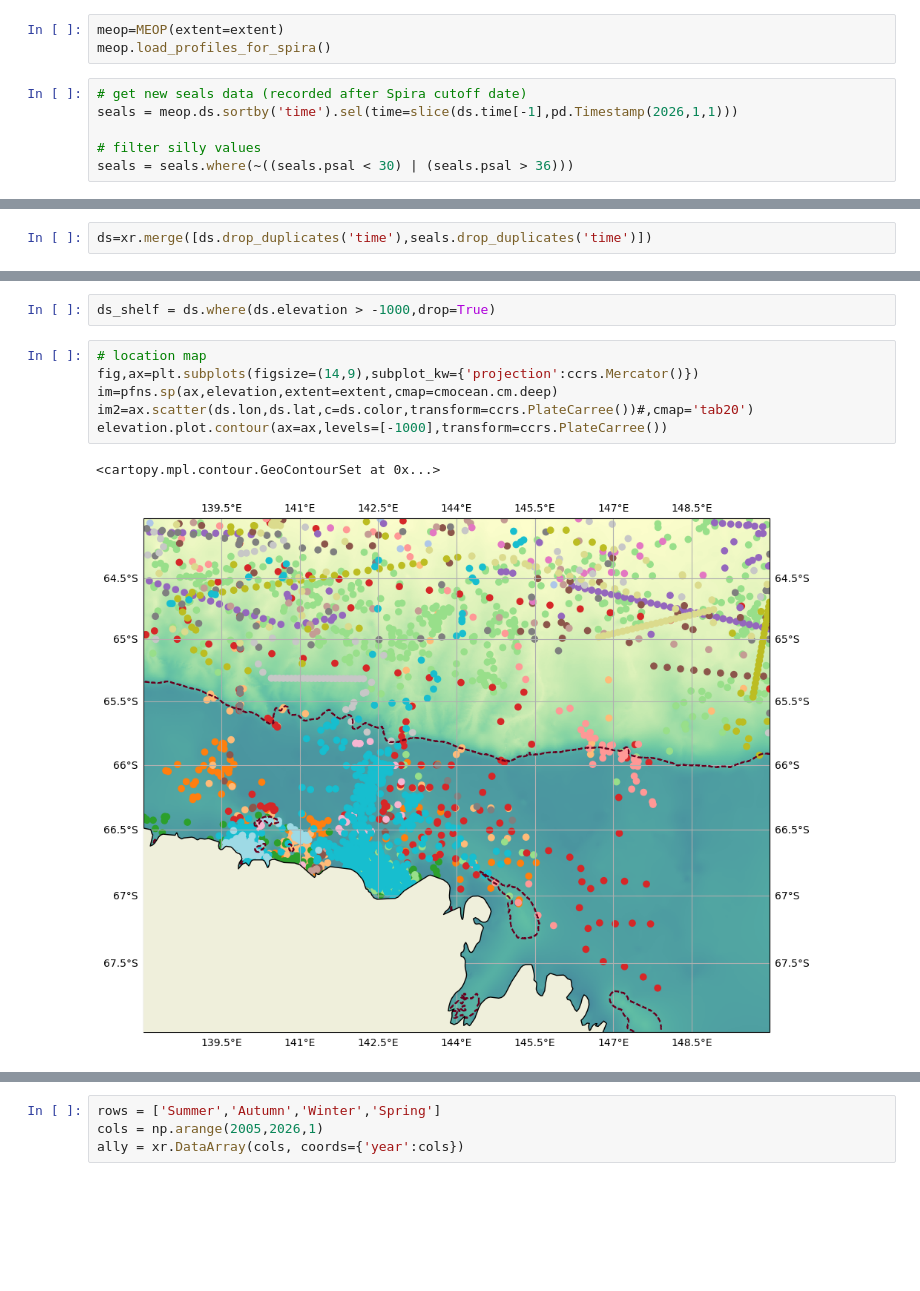
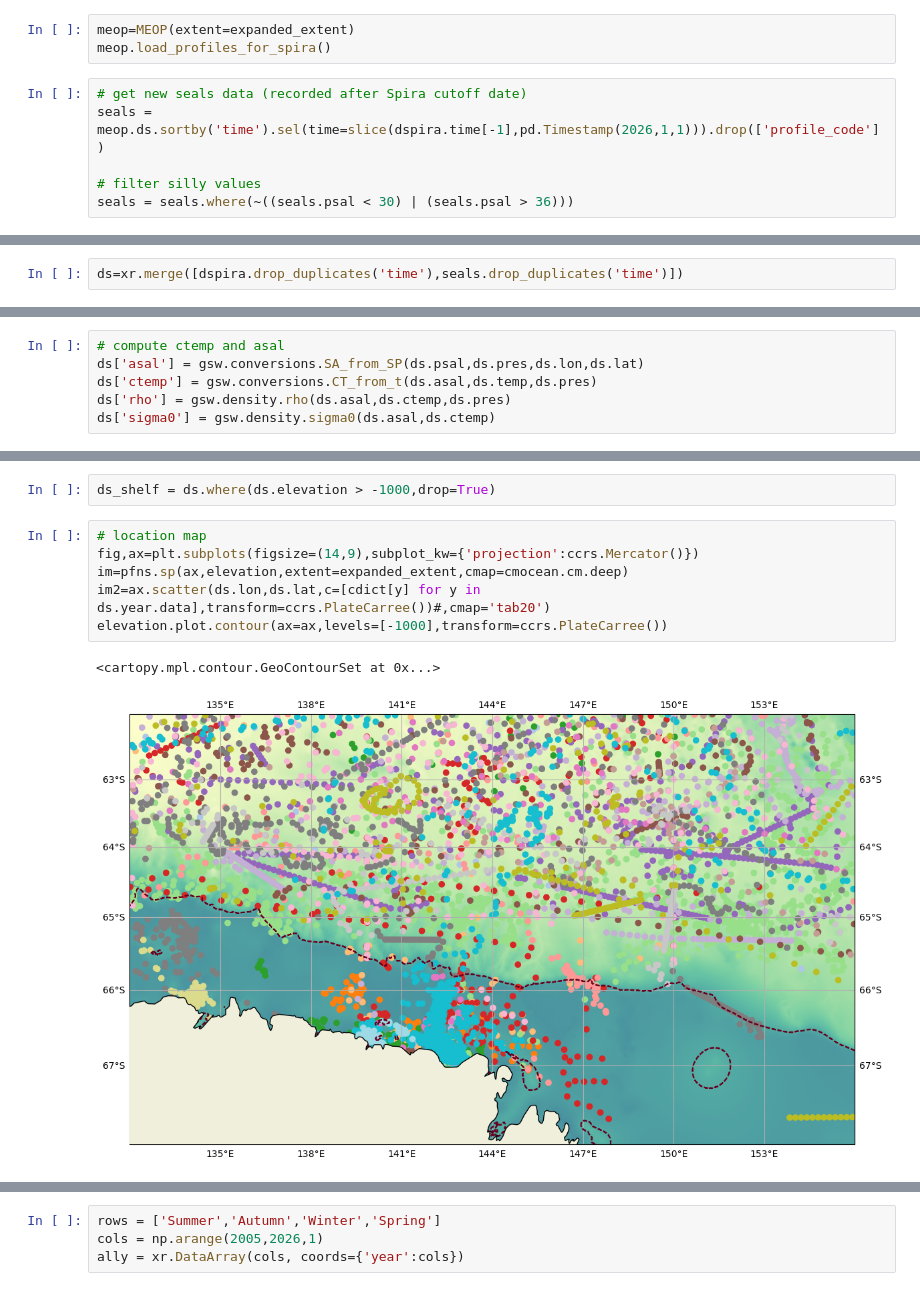
Before and after one commit to eejco/thesis_c3, a Jupyter notebook: c3_locations_stats.ipynb, the cells around one changed output, grey strips where cells are left out. Saved outputs shown, nothing was run; the diff lists cells and outputs as text; blank space fills up the shorter version.

```diff
--- a/c3_locations_stats.ipynb
+++ b/c3_locations_stats.ipynb
@@ -45,9 +40,9 @@ ds = ds.where(
 # %%
-meop=MEOP(extent=extent)
+meop=MEOP(extent=expanded_extent)
 meop.load_profiles_for_spira()
 # %%
 # get new seals data (recorded after Spira cutoff date)
-seals = meop.ds.sortby('time').sel(time=slice(ds.time[-1],pd.Timestamp(2026,1,1)))
+seals = meop.ds.sortby('time').sel(time=slice(dspira.time[-1],pd.Timestamp(2026,1,1))).drop(['profile_code'])
 
 # filter silly values
 seals = seals.where(~((seals.psal < 30) | (seals.psal > 36)))
@@ -69,9 +64,15 @@ kept 1698 of 1698 profiles
 # %%
-ds=xr.merge([ds.drop_duplicates('time'),seals.drop_duplicates('time')])
+ds=xr.merge([dspira.drop_duplicates('time'),seals.drop_duplicates('time')])
 # %%
 ds['elevation'] = elevation.interp(latitude=ds.lat,longitude=ds.lon).drop(['longitude','latitude'])
 ds['month'] = ds.time.dt.month
 ds['year'] = ds.time.dt.year
+# %%
+# compute ctemp and asal
+ds['asal'] = gsw.conversions.SA_from_SP(ds.psal,ds.pres,ds.lon,ds.lat)
+ds['ctemp'] = gsw.conversions.CT_from_t(ds.asal,ds.temp,ds.pres)
+ds['rho'] = gsw.density.rho(ds.asal,ds.ctemp,ds.pres)
+ds['sigma0'] = gsw.density.sigma0(ds.asal,ds.ctemp)
 # %%
 # set up colours
 allyears = ds.groupby('time.year').mean().year
@@ -88,9 +94,9 @@ ds_shelf = ds.where(ds.elevation > -1000,drop=True)
 # %%
 # location map
 fig,ax=plt.subplots(figsize=(14,9),subplot_kw={'projection':ccrs.Mercator()})
-im=pfns.sp(ax,elevation,extent=extent,cmap=cmocean.cm.deep)
-im2=ax.scatter(ds.lon,ds.lat,c=ds.color,transform=ccrs.PlateCarree())#,cmap='tab20')
+im=pfns.sp(ax,elevation,extent=expanded_extent,cmap=cmocean.cm.deep)
+im2=ax.scatter(ds.lon,ds.lat,c=[cdict[y] for y in ds.year.data],transform=ccrs.PlateCarree())#,cmap='tab20')
 elevation.plot.contour(ax=ax,levels=[-1000],transform=ccrs.PlateCarree())
 # %% [output]
 <cartopy.mpl.contour.GeoContourSet at 0x...>
-[figure, old version]
+[figure, new version]
```
Also changed, not shown: parts of 10 cells of this notebook, 10 other files.
